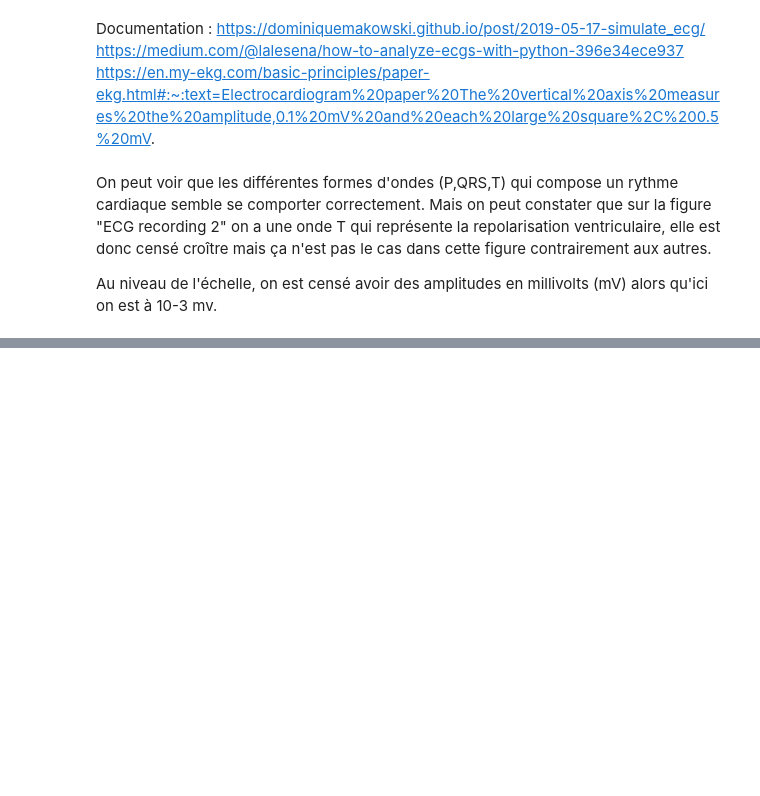
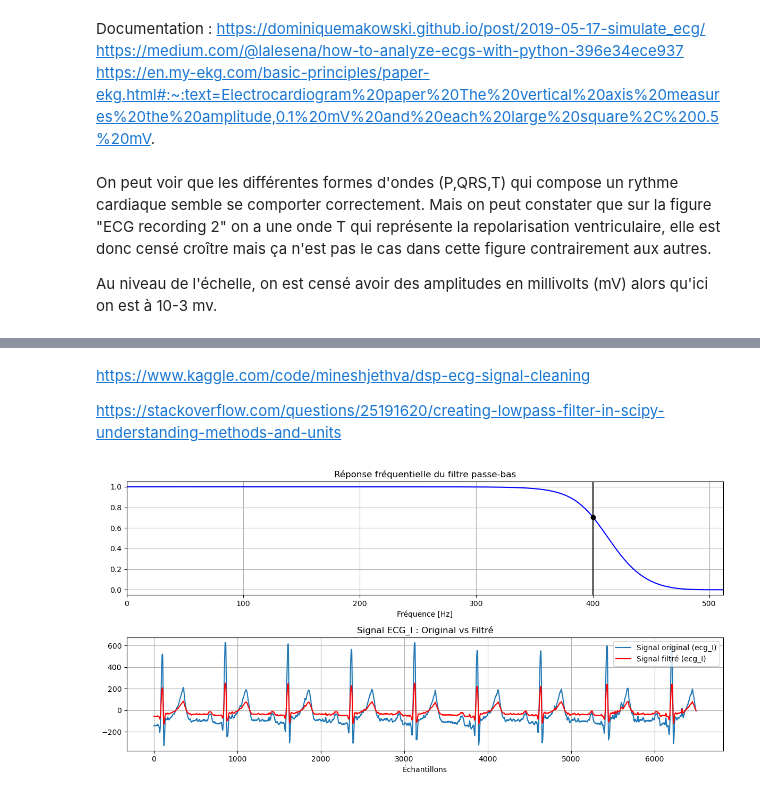
Before and after one commit to NadegeSing/HAH913E-2024-ECG_001-NadegeSing, a Jupyter notebook: notebooks/ecg_result.ipynb, the cells around one changed output, grey strips where cells are left out. Saved outputs shown, nothing was run; the diff lists cells and outputs as text; code cells hidden in the pictures; blank space fills up the shorter version.

```diff
--- a/notebooks/ecg_result.ipynb
+++ b/notebooks/ecg_result.ipynb
@@ -378,0 +483,53 @@ Au niveau de l'échelle, on est censé avoir des amplitudes en millivolts (mV) a
+# %% [markdown]
+https://www.kaggle.com/code/mineshjethva/dsp-ecg-signal-cleaning
+
+https://stackoverflow.com/questions/25191620/creating-lowpass-filter-in-scipy-understanding-methods-and-units
+# %%
+# Fonction pour créer le filtre passe-bas
+def butter_lowpass(cutoff, fs, order=5):
+    return butter(order, cutoff, fs=fs, btype='low', analog=False)
+
+# Fonction pour appliquer le filtre passe-bas au signal
+def butter_lowpass_filter(data, cutoff, fs, order=5):
+    b, a = butter_lowpass(cutoff, fs, order=order)
+    y = lfilter(b, a, data)  # Utiliser lfilter pour appliquer le filtre
+    return y
+
+# Paramètres du filtre
+order = 4
+fs = 1024.0       # Fréquence d'échantillonnage, Hz
+cutoff = 400.0     # Fréquence de coupure, Hz
+
+# Coefficients du filtre pour vérifier la réponse fréquentielle
+b, a = butter_lowpass(cutoff, fs, order)
+
+# Tracer la réponse fréquentielle du filtre
+w, h = freqz(b, a, fs=fs, worN=8000)
+plt.figure(figsize=(12, 6))
+
+plt.subplot(2, 1, 1)
+plt.plot(w, np.abs(h), 'b')
+plt.plot(cutoff, 0.5*np.sqrt(2), 'ko')
+plt.axvline(cutoff, color='k')
+plt.xlim(0, 0.5*fs)
+plt.title("Réponse fréquentielle du filtre passe-bas")
+plt.xlabel('Fréquence [Hz]')
+plt.grid()
+
+# Appliquer le filtre passe-bas au signal ecg_I
+filtered_ecg_I = butter_lowpass_filter(ecg_I, cutoff, fs, order)
+
+# Tracer le signal original et le signal filtré
+plt.subplot(2, 1, 2)
+plt.plot(ecg_I, label='Signal original (ecg_I)')
+plt.plot(filtered_ecg_I, label='Signal filtré (ecg_I)', color='red')
+plt.title("Signal ECG_I : Original vs Filtré")
+plt.xlabel('Échantillons')
+plt.grid()
+plt.legend()
+
+# Afficher les graphiques
+plt.tight_layout()
+plt.show()
+# %% [output]
+[figure, added]
```
Also changed, not shown: parts of 10 cells of this notebook.
